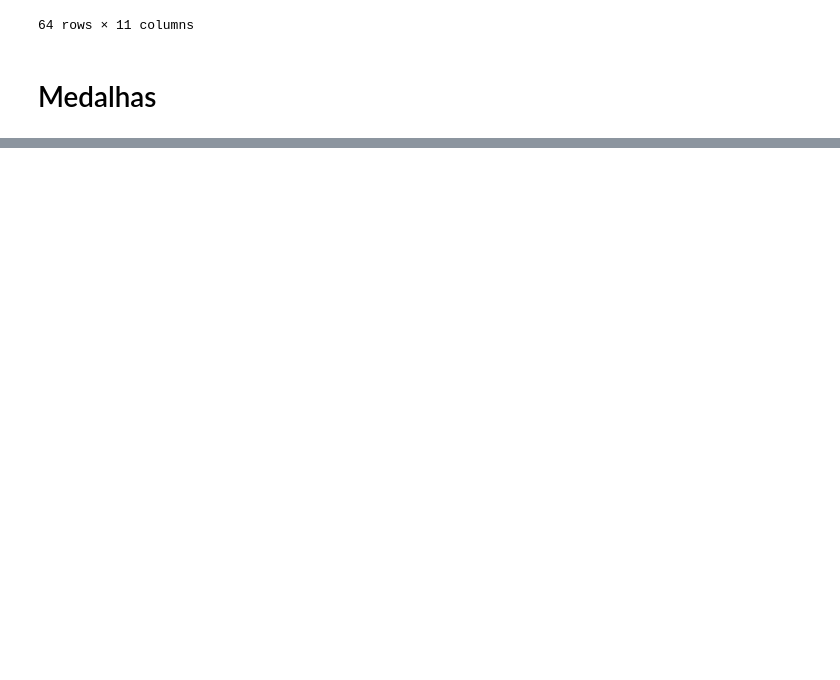
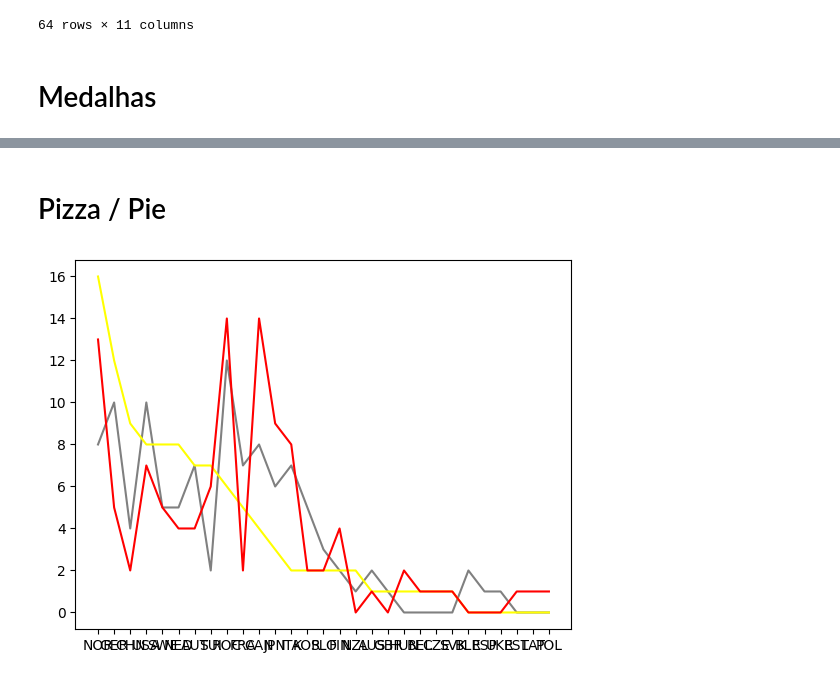
Before and after one commit to guilhptg/Graficos, a Jupyter notebook: graficos/olimpiadas/olimpiadas.ipynb, the cells around one changed output, grey strips where cells are left out. Saved outputs shown, nothing was run; the diff lists cells and outputs as text; code cells hidden in the pictures; blank space fills up the shorter version.

```diff
--- a/graficos/olimpiadas/olimpiadas.ipynb
+++ b/graficos/olimpiadas/olimpiadas.ipynb
@@ -48,0 +73,10 @@ plt.show()
+# %% [markdown]
+# Pizza / Pie
+# %%
+plt.plot(country['country_noc'], silver['silver'], color='gray')
+plt.plot(country['country_noc'], gold['gold'], color='yellow')
+plt.plot(country['country_noc'], bronze['bronze'], color='red')
+
+plt.show()
+# %% [output]
+[figure, added]
```
Also changed, not shown: parts of 4 cells of this notebook.
